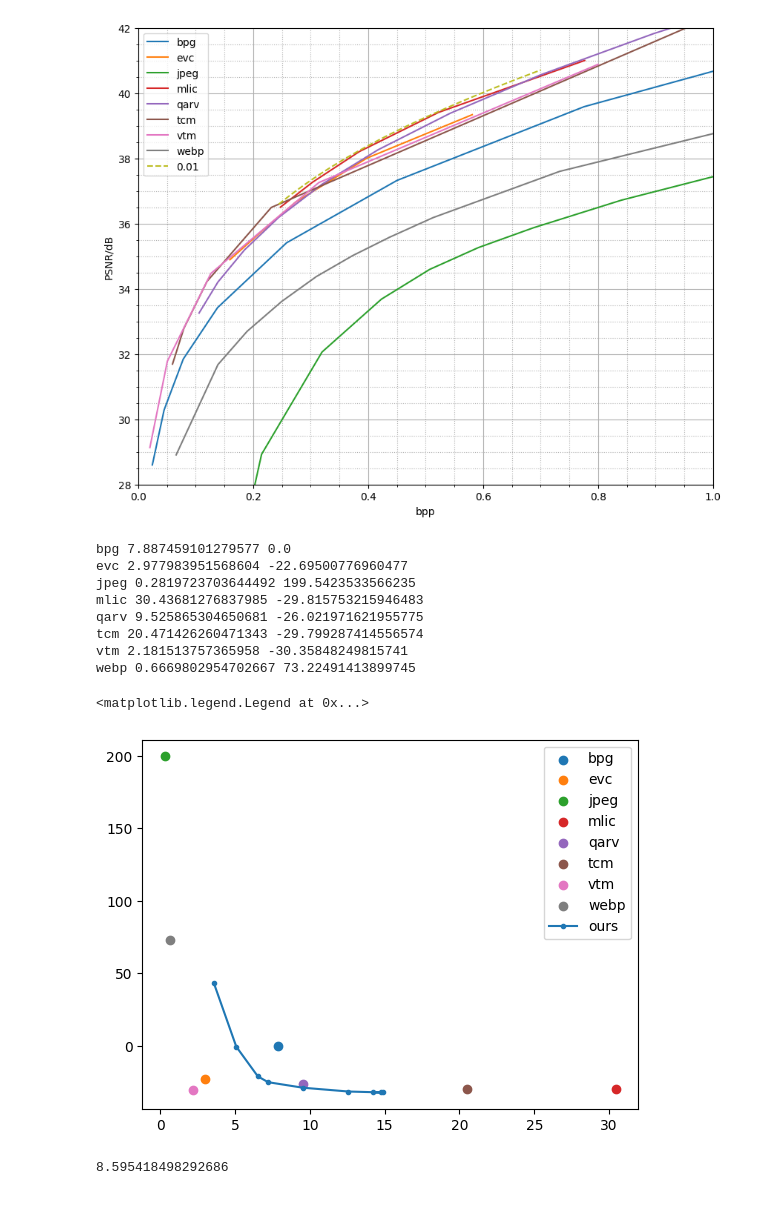
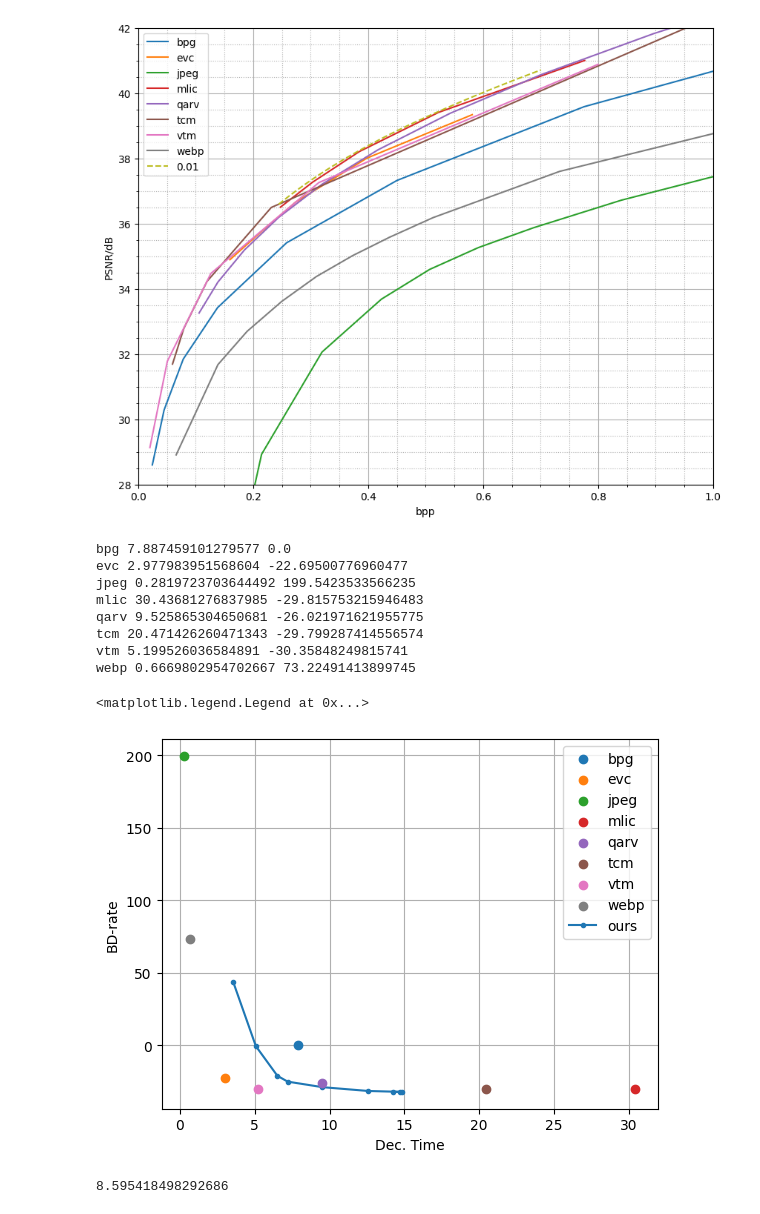
Before and after one commit to fgvfgfg564/TCM-lite, a Jupyter notebook: experiments/SAv1/performance/plot_performance.ipynb, the cells around one changed output. Cells and saved outputs as stored; diff of their text form; code cells hidden in the pictures.

```diff
--- a/experiments/SAv1/performance/plot_performance.ipynb
+++ b/experiments/SAv1/performance/plot_performance.ipynb
@@ -161,7 +161,7 @@ for anchor in anchors:
             if isinstance(x.Filename, str):
                 filename = x.Filename
             anchor_results[anchor].update_image_result(
-                filename, x.bpp, x["RGB psnr"], x["Dec Time"] * 1.8065
+                filename, x.bpp, x["RGB psnr"], x["Dec Time"] * 4.3057
             )
     else:
         anchor_data = read_json(f"../../anchors/{dataset}/{anchor}/results.json")
@@ -233,35 +233,38 @@ plt.show()
 # %%
 anchor = anchor_results['bpg']
 
 for k, v in anchor_results.items():
     bd = v.bd_rate(anchor)
     t = np.mean(v.avg_t)
     # r, d = interpolator(r, d)
-    plt.scatter(t, bd, label=k)
+    plt.scatter(t, bd, label=k, zorder=10)
     print(k, t, bd)
 
 ours_bd = []
 ours_t = []
 
 for k, v in ours_results.items():
     bd = v.bd_rate(anchor)
     t = np.mean(v.avg_t)
     ours_bd.append(bd)
     ours_t.append(t)
 
 plt.plot(ours_t, ours_bd, label='ours', marker='.')
+plt.xlabel("Dec. Time")
+plt.ylabel("BD-rate")
+plt.grid(zorder=0)
 plt.legend()
 # %% [output]
 bpg 7.887459101279577 0.0
 evc 2.977983951568604 -22.69500776960477
 jpeg 0.2819723703644492 199.5423533566235
 mlic 30.43681276837985 -29.815753215946483
 qarv 9.525865304650681 -26.021971621955775
 tcm 20.471426260471343 -29.799287414556574
-vtm 2.181513757365958 -30.35848249815741
+vtm 5.199526036584891 -30.35848249815741
 webp 0.6669802954702667 73.22491413899745
 <matplotlib.legend.Legend at 0x...>
-[figure, old version]
+[figure, new version]
 # %%
 anchor_results['qarv'].bd_rate(anchor_results['vtm'])
 # %% [output]
```
Also changed, not shown: 2 other files.
